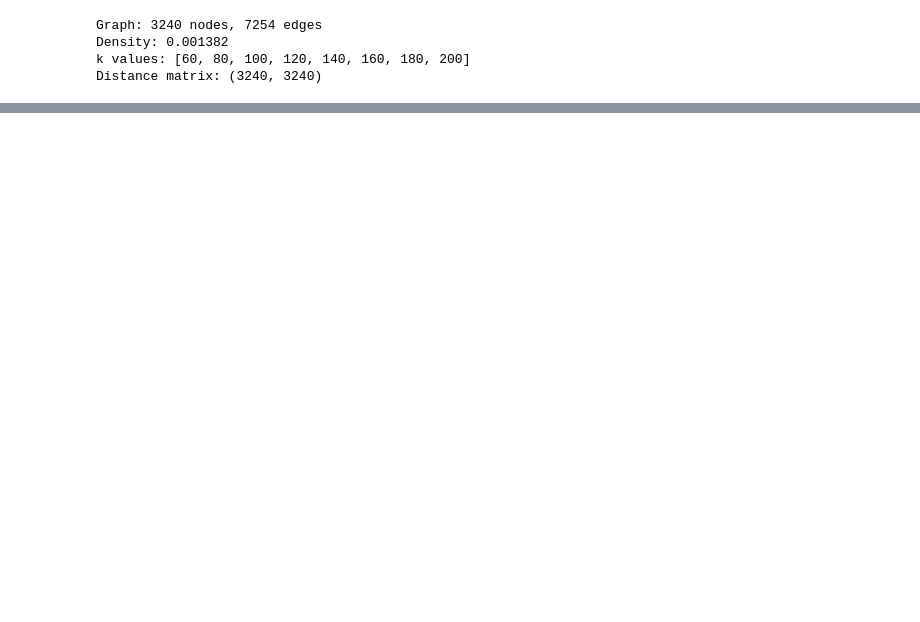
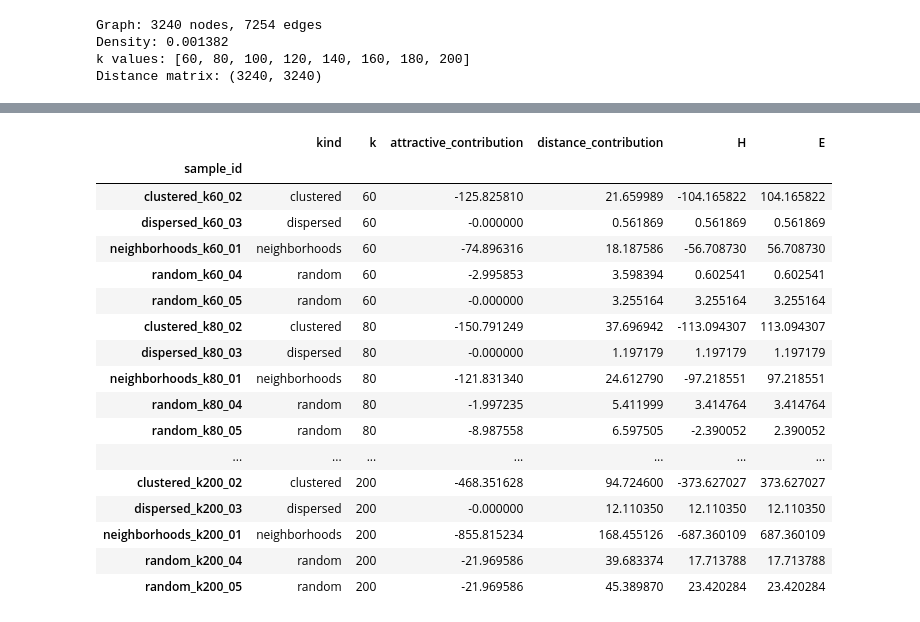
Before and after one commit to SamSaladino/Effective-Topological-Coverage-ETC, a Jupyter notebook: notebooks/01_Robustness_study.ipynb, the cells around one changed output, grey strips where cells are left out. Saved outputs shown, nothing was run; the diff lists cells and outputs as text; code cells hidden in the pictures; blank space fills up the shorter version.

```diff
--- a/notebooks/01_Robustness_study.ipynb
+++ b/notebooks/01_Robustness_study.ipynb
@@ -79,0 +218,68 @@ Distance matrix: (3240, 3240)
+# %%
+from etc.hamiltonian import Hamiltonian
+
+# Create the model once and reuse it in subsequent cells.
+H = Hamiltonian(graph)
+
+gamma_reference = rho * REFERENCE_D**2
+
+evaluation_rows = []
+
+for sample_id, indices in sample_bank.items():
+    h_value, attractive, distance_dependent = H.compute(
+        indices,
+        mu=mu,
+        gamma=gamma_reference,
+    )
+
+    # The library returns signed, weighted contributions.
+    if not np.isclose(h_value, attractive + distance_dependent):
+        raise ValueError(
+            f"Inconsistent contributions for {sample_id}."
+        )
+
+    evaluation_rows.append({
+        "sample_id": sample_id,
+        "attractive_contribution": float(attractive),
+        "distance_contribution": float(distance_dependent),
+        "H": float(h_value),
+        "E": float(abs(h_value)),
+    })
+
+baseline_values = (
+    pd.DataFrame(evaluation_rows)
+    .set_index("sample_id")
+)
+
+# Retain the sampling metadata alongside the calculated values.
+baseline_results = sampling_table.join(
+    baseline_values,
+    validate="one_to_one",
+)
+
+baseline_results["d_ref"] = REFERENCE_D
+baseline_results["mu"] = mu
+baseline_results["gamma"] = gamma_reference
+
+print(
+    f"Reference parameters: "
+    f"d_ref={REFERENCE_D:.2f}, "
+    f"mu={mu:.6f}, "
+    f"gamma={gamma_reference:.6f}"
+)
+
+display(
+    baseline_results[
+        [
+            "kind",
+            "k",
+            "attractive_contribution",
+            "distance_contribution",
+            "H",
+            "E",
+        ]
+    ]
+    .sort_values(["k", "kind"])
+    .round(6)
+)
+# %% [output]
@@ -79,0 +287,18 @@ Distance matrix: (3240, 3240)
+|  | kind | k | attractive_contribution | distance_contribution | H | E |
+| sample_id |  |  |  |  |  |  |
+| clustered_k60_02 | clustered | 60 | -125.825810 | 21.659989 | -104.165822 | 104.165822 |
+| dispersed_k60_03 | dispersed | 60 | -0.000000 | 0.561869 | 0.561869 | 0.561869 |
+| neighborhoods_k60_01 | neighborhoods | 60 | -74.896316 | 18.187586 | -56.708730 | 56.708730 |
+| random_k60_04 | random | 60 | -2.995853 | 3.598394 | 0.602541 | 0.602541 |
+| random_k60_05 | random | 60 | -0.000000 | 3.255164 | 3.255164 | 3.255164 |
+| clustered_k80_02 | clustered | 80 | -150.791249 | 37.696942 | -113.094307 | 113.094307 |
+| dispersed_k80_03 | dispersed | 80 | -0.000000 | 1.197179 | 1.197179 | 1.197179 |
+| neighborhoods_k80_01 | neighborhoods | 80 | -121.831340 | 24.612790 | -97.218551 | 97.218551 |
+| random_k80_04 | random | 80 | -1.997235 | 5.411999 | 3.414764 | 3.414764 |
+| random_k80_05 | random | 80 | -8.987558 | 6.597505 | -2.390052 | 2.390052 |
+| ... | ... | ... | ... | ... | ... | ... |
+| clustered_k200_02 | clustered | 200 | -468.351628 | 94.724600 | -373.627027 | 373.627027 |
+| dispersed_k200_03 | dispersed | 200 | -0.000000 | 12.110350 | 12.110350 | 12.110350 |
+| neighborhoods_k200_01 | neighborhoods | 200 | -855.815234 | 168.455126 | -687.360109 | 687.360109 |
+| random_k200_04 | random | 200 | -21.969586 | 39.683374 | 17.713788 | 17.713788 |
+| random_k200_05 | random | 200 | -21.969586 | 45.389870 | 23.420284 | 23.420284 |
```
Also changed, not shown: parts of 10 cells of this notebook, 1 other file.
